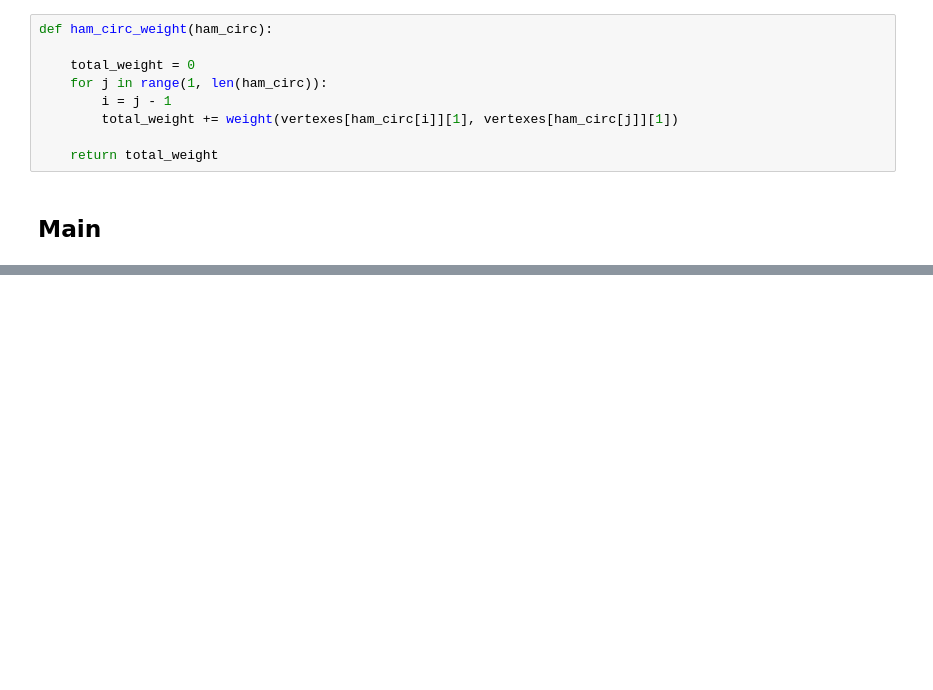
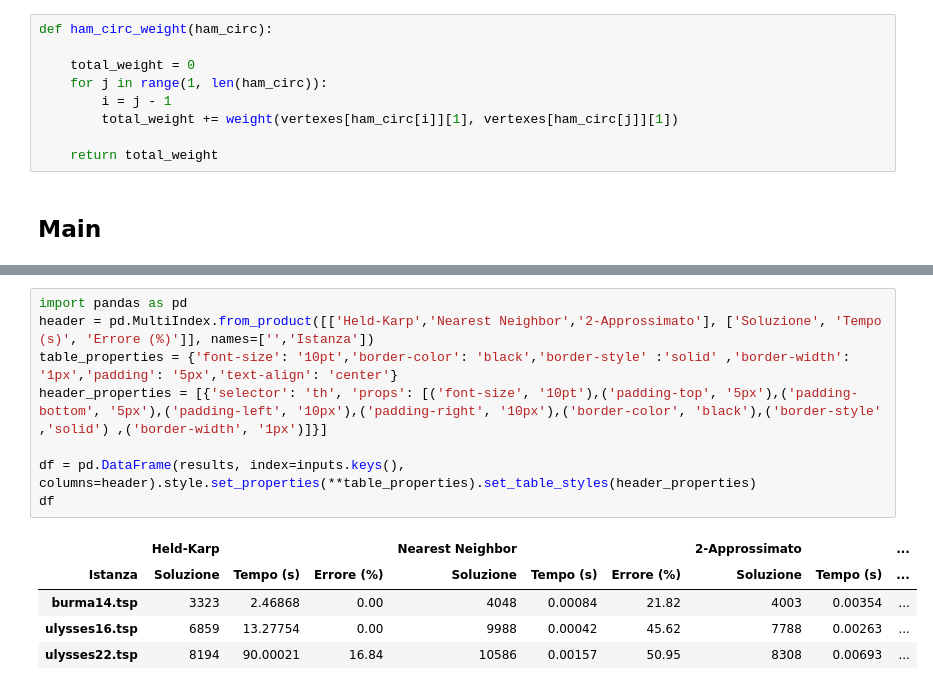
Before and after one commit to cipz/AlgoritmiAvanzati, a Jupyter notebook: Homework2/hm2.ipynb, the cells around one changed output, grey strips where cells are left out. Cells and saved outputs as stored; diff of their text form; blank space fills up the shorter version.

```diff
--- a/Homework2/hm2.ipynb
+++ b/Homework2/hm2.ipynb
@@ -410,0 +419,14 @@ Best solution found in 0.00230 seconds : 4003
+# %%
+import pandas as pd
+header = pd.MultiIndex.from_product([['Held-Karp','Nearest Neighbor','2-Approssimato'], ['Soluzione', 'Tempo (s)', 'Errore (%)']], names=['','Istanza'])
+table_properties = {'font-size': '10pt','border-color': 'black','border-style' :'solid' ,'border-width': '1px','padding': '5px','text-align': 'center'}
+header_properties = [{'selector': 'th', 'props': [('font-size', '10pt'),('padding-top', '5px'),('padding-bottom', '5px'),('padding-left', '10px'),('padding-right', '10px'),('border-color', 'black'),('border-style' ,'solid') ,('border-width', '1px')]}]
+
+df = pd.DataFrame(results, index=inputs.keys(), columns=header).style.set_properties(**table_properties).set_table_styles(header_properties)
+df
+# %% [output]
+|  | Held-Karp |  |  | Nearest Neighbor |  |  | 2-Approssimato |  | ... |
+| Istanza | Soluzione | Tempo (s) | Errore (%) | Soluzione | Tempo (s) | Errore (%) | Soluzione | Tempo (s) | ... |
+| burma14.tsp | 3323 | 2.46868 | 0.00 | 4048 | 0.00084 | 21.82 | 4003 | 0.00354 | ... |
+| ulysses16.tsp | 6859 | 13.27754 | 0.00 | 9988 | 0.00042 | 45.62 | 7788 | 0.00263 | ... |
+| ulysses22.tsp | 8194 | 90.00021 | 16.84 | 10586 | 0.00157 | 50.95 | 8308 | 0.00693 | ... |
```
Also changed, not shown: parts of 4 cells of this notebook.
